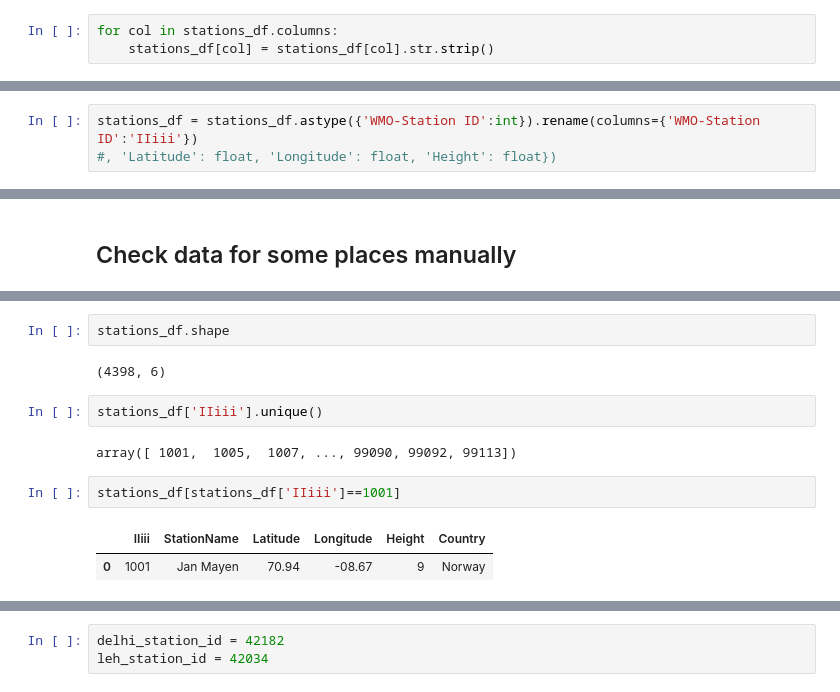
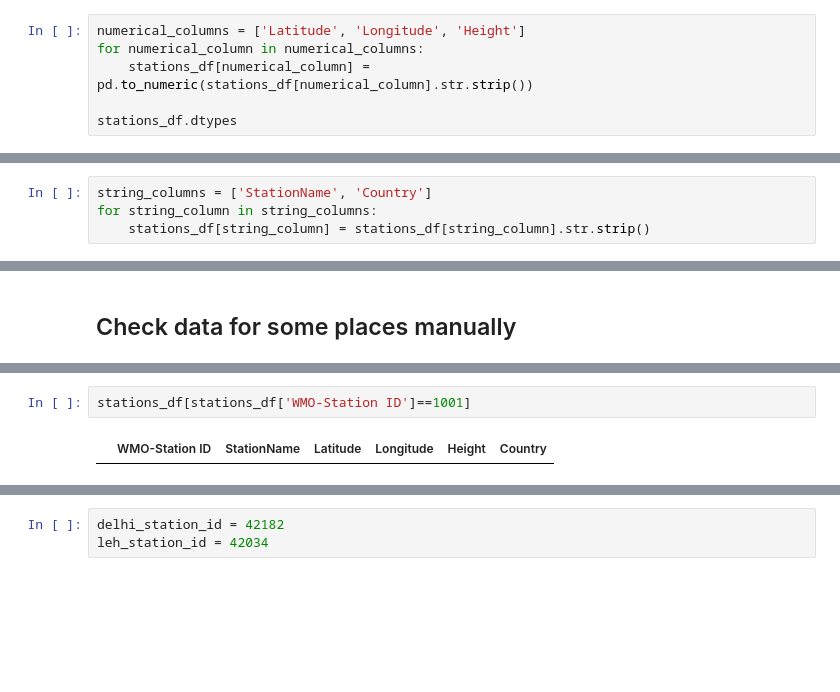
Before and after one commit to tacitvenom/climate-analysis, a Jupyter notebook: ReadExampleFile.ipynb, the cells around one changed output, grey strips where cells are left out. Saved outputs shown, nothing was run; the diff lists cells and outputs as text; blank space fills up the shorter version.

```diff
--- a/ReadExampleFile.ipynb
+++ b/ReadExampleFile.ipynb
@@ -51,3 +74,6 @@ Index(['WMO-Station ID', 'StationName', 'Latitude', 'Longitude', 'Height',
-# %%
-for col in stations_df.columns:
-    stations_df[col] = stations_df[col].str.strip()
+# %%
+numerical_columns = ['Latitude', 'Longitude', 'Height']
+for numerical_column in numerical_columns:
+    stations_df[numerical_column] = pd.to_numeric(stations_df[numerical_column].str.strip())
+
+stations_df.dtypes
@@ -63,4 +109 @@ Country           object
 dtype: object
-# %%
-stations_df = stations_df.astype({'WMO-Station ID':int}).rename(columns={'WMO-Station ID':'IIiii'})
-#, 'Latitude': float, 'Longitude': float, 'Height': float})
@@ -77 +110,5 @@ dtype: object
+# %%
+string_columns = ['StationName', 'Country']
+for string_column in string_columns:
+    stations_df[string_column] = stations_df[string_column].str.strip()
 # %%
@@ -169,16 +257,7 @@ dtype: object
-# %%
-stations_df.shape
-# %% [output]
-(4398, 6)
-# %%
-stations_df['IIiii'].unique()
-# %% [output]
-array([ 1001,  1005,  1007, ..., 99090, 99092, 99113])
 # %%
-stations_df[stations_df['IIiii']==1001]
+stations_df[stations_df['WMO-Station ID']==1001]
 # %% [output]
-|  | IIiii | StationName | Latitude | Longitude | Height | Country |
-| 0 | 1001 | Jan Mayen | 70.94 | -08.67 | 9 | Norway |
+|  | WMO-Station ID | StationName | Latitude | Longitude | Height | Country |
 # %%
 stations_df[stations_df['Country']=='India']
 # %% [output]
```
Also changed, not shown: parts of 35 cells of this notebook.
